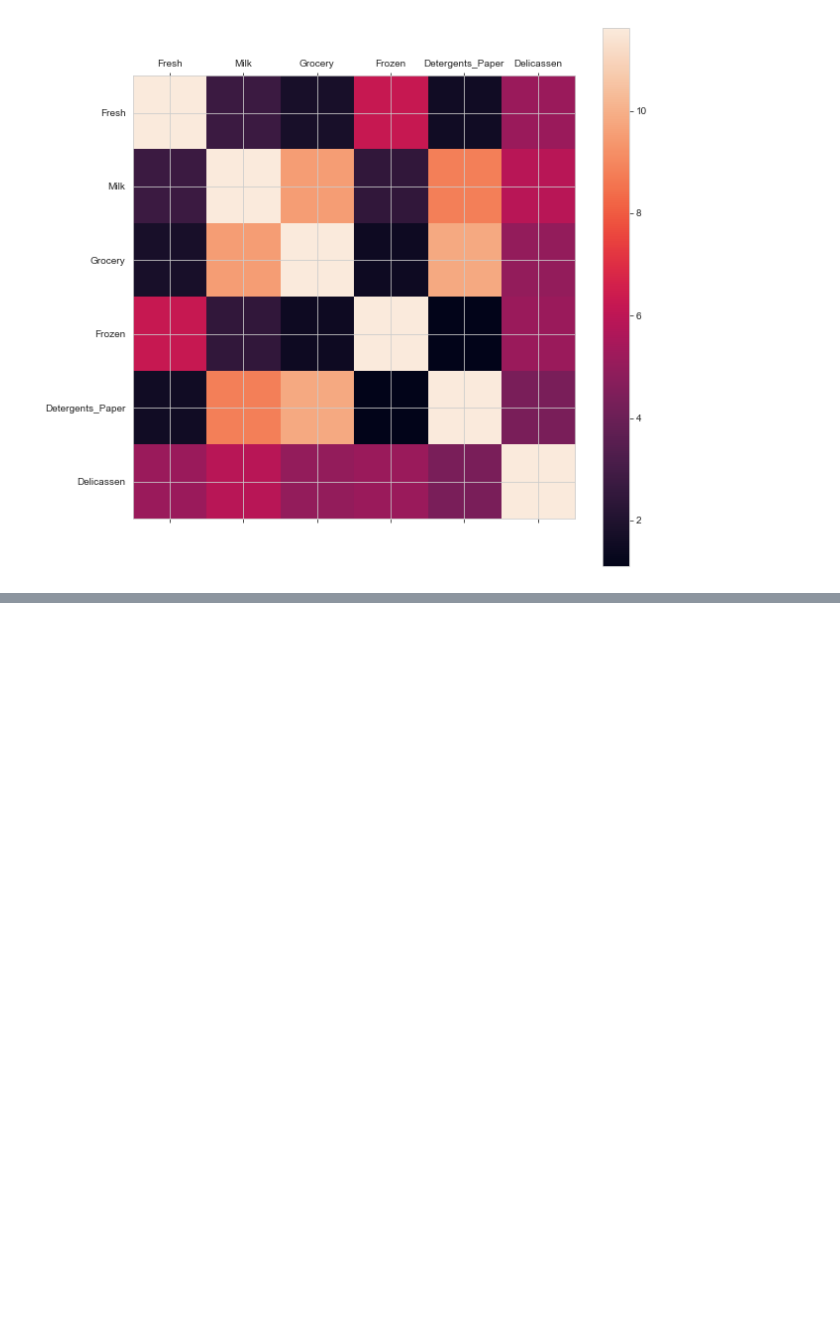
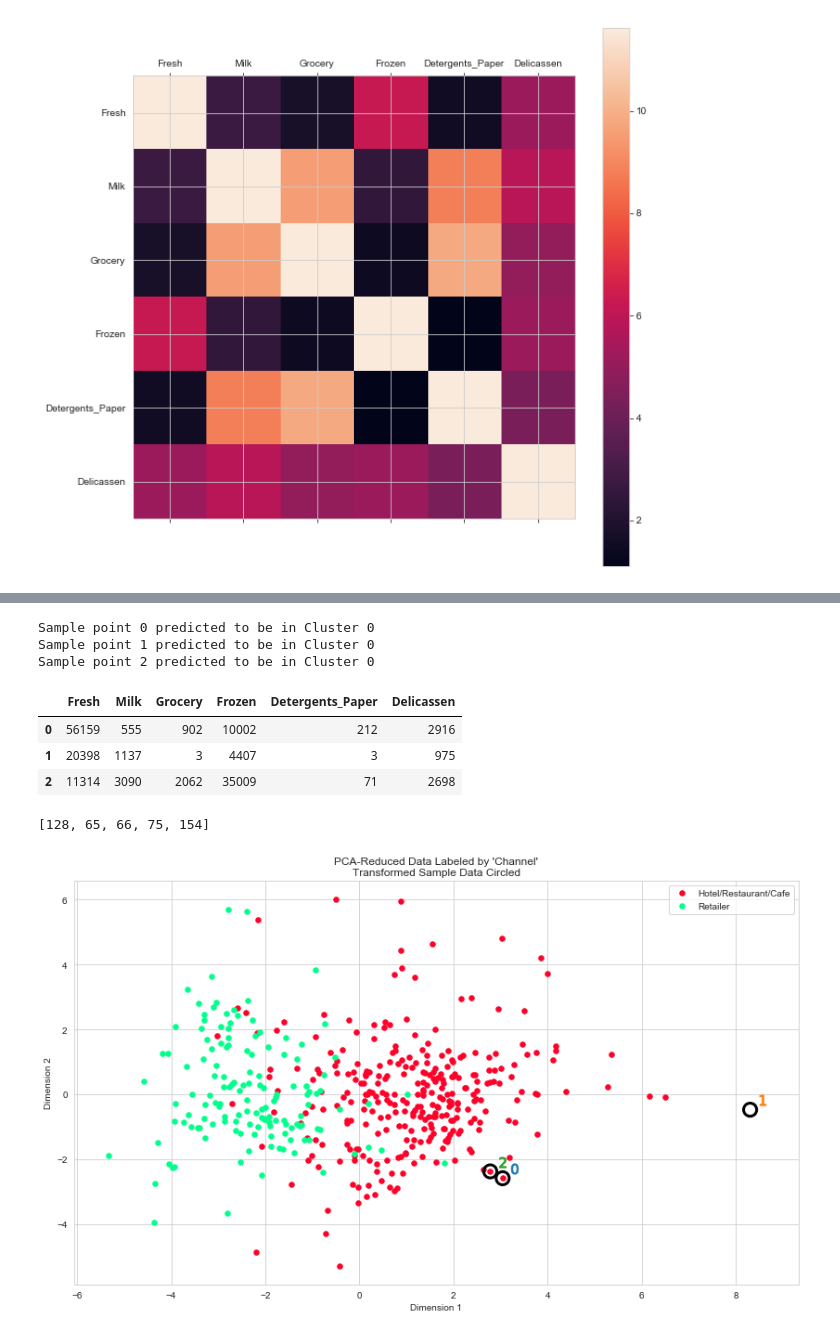
Before and after one commit to dhandhavivek12/Customer-Segmentation, a Jupyter notebook: 512_Customer_seg.ipynb, the cells around one changed output, grey strips where cells are left out. Drawn from its saved outputs; the diff is of its cells as text; code cells hidden in the pictures; blank space fills up the shorter version.

```diff
--- a/512_Customer_seg.ipynb
+++ b/512_Customer_seg.ipynb
@@ -340,0 +522,24 @@ SyntaxError: invalid syntax (<ipython-input-30-8a9d20d450d9>, line 33)
+# %%
+# Display the predictions
+for i, pred in enumerate(sample_preds):
+    print("Sample point", i, "predicted to be in Cluster", pred)
+# %% [output]
+Sample point 0 predicted to be in Cluster 0
+Sample point 1 predicted to be in Cluster 0
+Sample point 2 predicted to be in Cluster 0
+# %%
+sample_data
+# %% [output]
+|  | Fresh | Milk | Grocery | Frozen | Detergents_Paper | Delicassen |
+| 0 | 56159 | 555 | 902 | 10002 | 212 | 2916 |
+| 1 | 20398 | 1137 | 3 | 4407 | 3 | 975 |
+| 2 | 11314 | 3090 | 2062 | 35009 | 71 | 2698 |
+# %%
+dup_outliers
+# %% [output]
+[128, 65, 66, 75, 154]
+# %%
+# Display the clustering results based on 'Channel' data
+rs.channel_results(reduced_data,dup_outliers, pca_samples)
+# %% [output]
+[figure, added]
```
Also changed, not shown: parts of 19 cells of this notebook, 1 other file.
